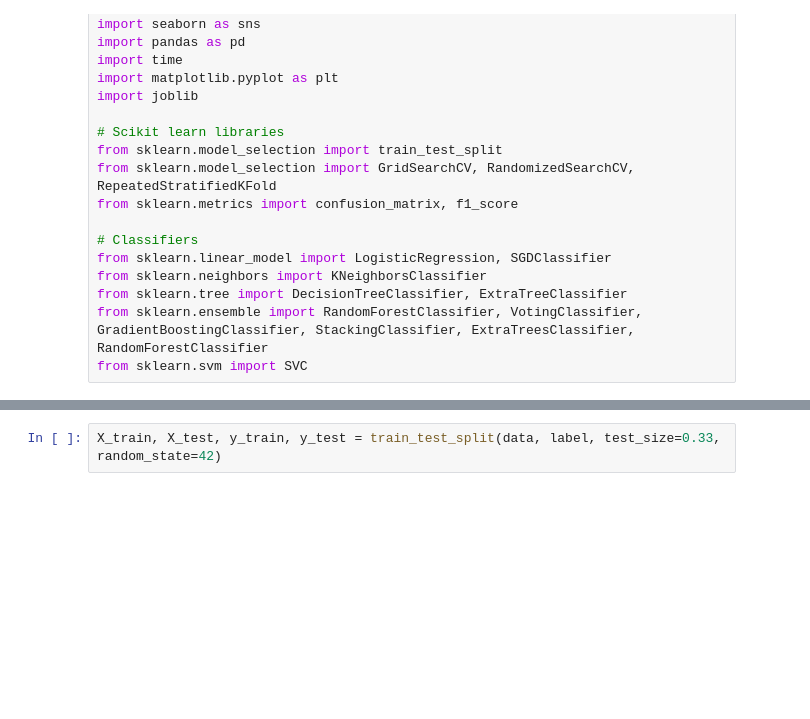
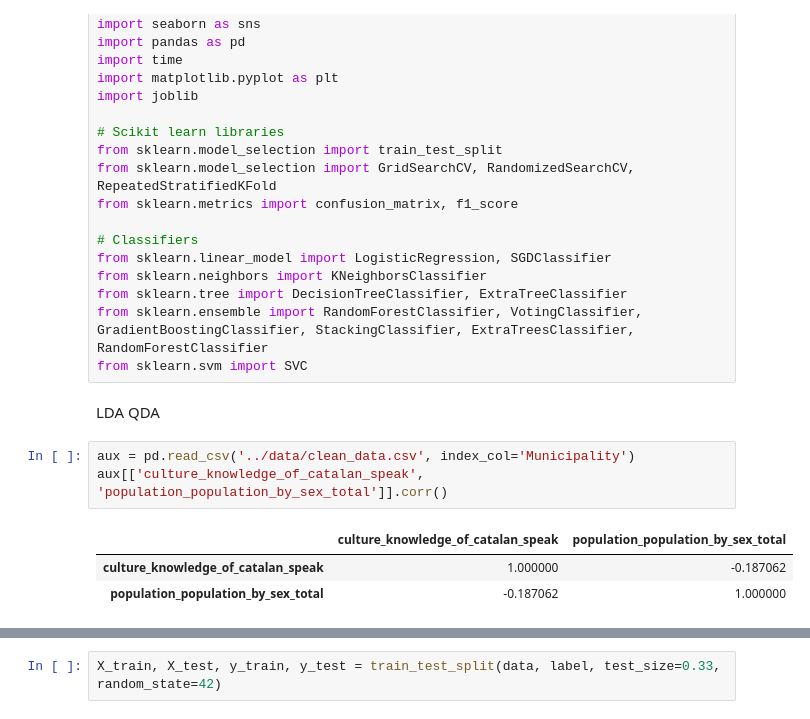
Before and after one commit to PimSchoolkate/CatalanLanguagePrediction, a Jupyter notebook: notebooks/03_models.ipynb, the cells around one changed output, grey strips where cells are left out. Drawn from its saved outputs; the diff is of its cells as text; blank space fills up the shorter version.

```diff
--- a/notebooks/03_models.ipynb
+++ b/notebooks/03_models.ipynb
@@ -24,6 +24,16 @@ from sklearn.neighbors import KNeighborsClassifier
 from sklearn.tree import DecisionTreeClassifier, ExtraTreeClassifier
 from sklearn.ensemble import RandomForestClassifier, VotingClassifier, GradientBoostingClassifier, StackingClassifier, ExtraTreesClassifier, RandomForestClassifier
 from sklearn.svm import SVC
+# %% [markdown]
+LDA
+QDA
+# %%
+aux = pd.read_csv('../data/clean_data.csv', index_col='Municipality')
+aux[['culture_knowledge_of_catalan_speak', 'population_population_by_sex_total']].corr()
+# %% [output]
+|  | culture_knowledge_of_catalan_speak | population_population_by_sex_total |
+| culture_knowledge_of_catalan_speak | 1.000000 | -0.187062 |
+| population_population_by_sex_total | -0.187062 | 1.000000 |
 # %%
 # Get data
 df = pd.read_csv('../data/clean_data.csv', index_col='Municipality')
```
Also changed, not shown: parts of 2 cells of this notebook, 1 other file.
